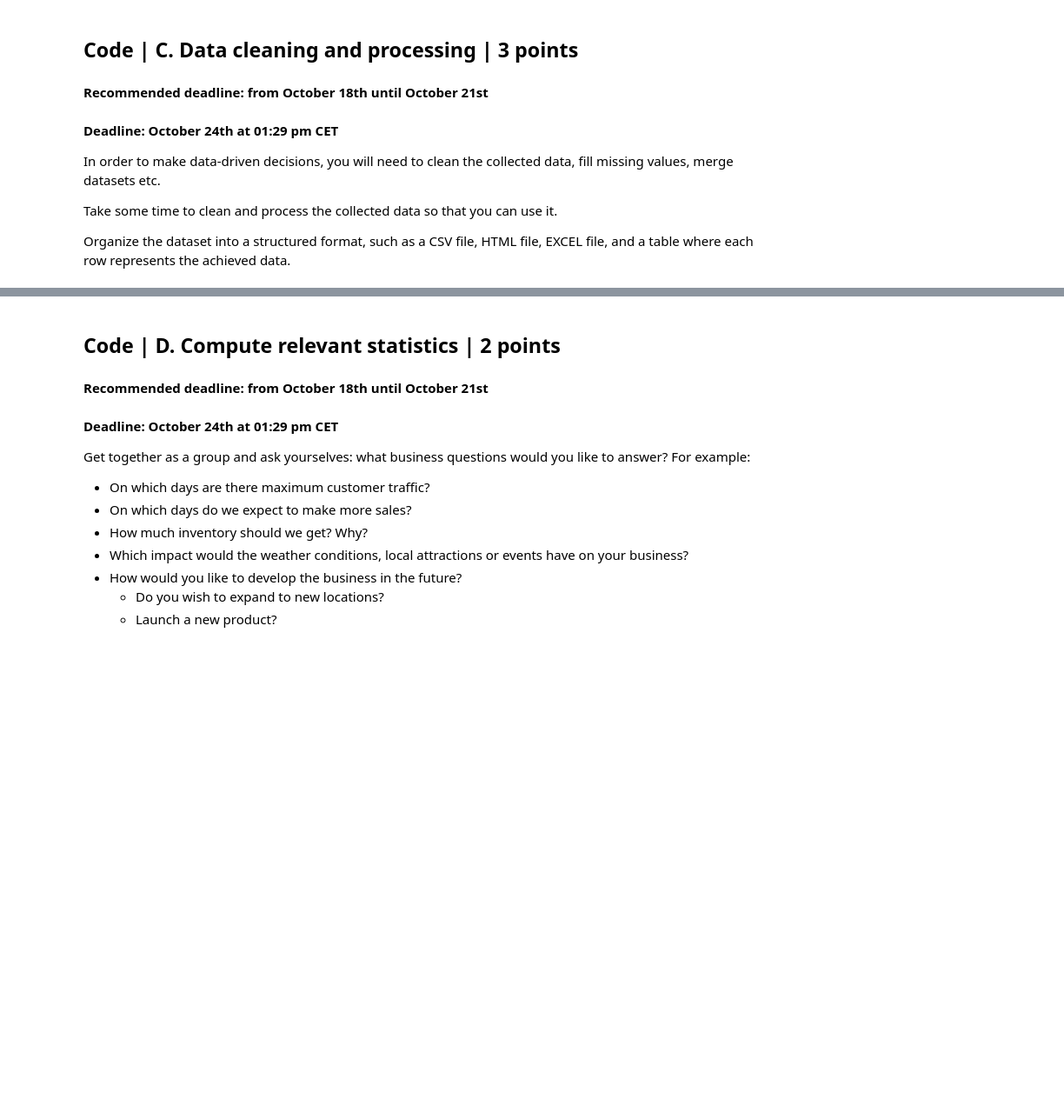
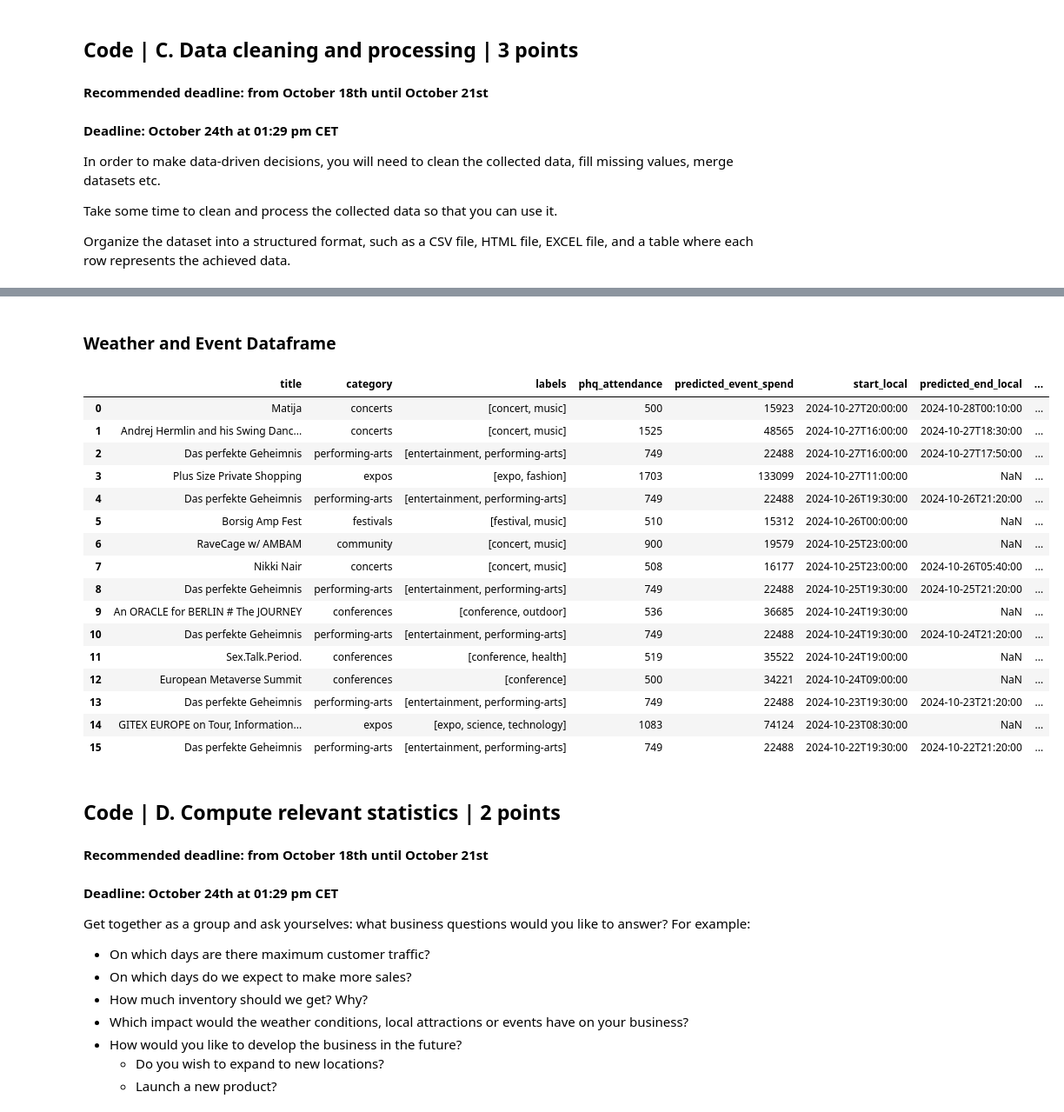
Before and after one commit to shadzic/ESMT_2024_DataScraping_Students, a Jupyter notebook: Group_Project.ipynb, the cells around one changed output, grey strips where cells are left out. Shown at 87% size. Drawn from its saved outputs; the diff is of its cells as text; code cells hidden in the pictures; blank space fills up the shorter version.

```diff
--- a/Group_Project.ipynb
+++ b/Group_Project.ipynb
@@ -74,0 +109,21 @@ Use the OpenWeatherMap API to fetch weather data for your chosen location. You c
+# %%
+#Forecast Weather
+response1 = requests.get("https://api.openweathermap.org/data/2.5/forecast?lat=52.5170365&lon=13.3888599&exclude=hourly&units=metric&appid=b658d4211c02ef5cc3ab87ad1c933843")
+Forecast = response1.json()# Parse the JSON response
+
+# Extract the list of forecasts (usually under the 'list' key)
+forecast_list = Forecast['list']
+
+# Create a DataFrame from the forecast list
+df = pd.DataFrame(forecast_list)
+
+df_main = df['main'].apply(pd.Series)
+
+# You can also expand other nested fields similarly
+df_weather = df['weather'].apply(lambda x: x[0]).apply(pd.Series)
+
+# Concatenate the expanded DataFrames with the main DataFrame (dropping the original nested columns)
+df_final = pd.concat([df, df_main, df_weather], axis=1).drop(['main', 'weather','dt','clouds','visibility','wind','sys','pressure','sea_level','grnd_level','humidity','temp_kf','id','icon'], axis=1)
+
+# Now df_final contains all the relevant data
+print(df_final)
@@ -235,0 +310,4 @@ See the caveats in the documentation: https://pandas.pydata.org/pandas-docs/stab
+# %%
+events_summary['start_date'] = pd.to_datetime(events_summary['start_date'], errors='coerce')
+events_summary['date'] = events_summary['start_date'].dt.date  # Extract the date part
+events_summary
@@ -245,0 +374,6 @@ Organize the dataset into a structured format, such as a CSV file, HTML file, EX
+# %%
+avg_temp_per_day = df_final.groupby('date')['feels_like'].mean().reset_index()
+
+# Display the result
+
+print(avg_temp_per_day)
@@ -246,3 +452,26 @@ Organize the dataset into a structured format, such as a CSV file, HTML file, EX
+# %% [markdown]
+### Weather and Event Dataframe
+# %%
+Weather_and_Event = events_summary.merge(avg_temp_per_day, how="inner", left_on= "date", right_on="date")
+Weather_and_Event
+# %% [output]
+|  | title | category | labels | phq_attendance | predicted_event_spend | start_local | predicted_end_local | ... |
+| 0 | Matija | concerts | [concert, music] | 500 | 15923 | 2024-10-27T20:00:00 | 2024-10-28T00:10:00 | ... |
+| 1 | Andrej Hermlin and his Swing Danc... | concerts | [concert, music] | 1525 | 48565 | 2024-10-27T16:00:00 | 2024-10-27T18:30:00 | ... |
+| 2 | Das perfekte Geheimnis | performing-arts | [entertainment, performing-arts] | 749 | 22488 | 2024-10-27T16:00:00 | 2024-10-27T17:50:00 | ... |
+| 3 | Plus Size Private Shopping | expos | [expo, fashion] | 1703 | 133099 | 2024-10-27T11:00:00 | NaN | ... |
+| 4 | Das perfekte Geheimnis | performing-arts | [entertainment, performing-arts] | 749 | 22488 | 2024-10-26T19:30:00 | 2024-10-26T21:20:00 | ... |
+| 5 | Borsig Amp Fest | festivals | [festival, music] | 510 | 15312 | 2024-10-26T00:00:00 | NaN | ... |
+| 6 | RaveCage w/ AMBAM | community | [concert, music] | 900 | 19579 | 2024-10-25T23:00:00 | NaN | ... |
+| 7 | Nikki Nair | concerts | [concert, music] | 508 | 16177 | 2024-10-25T23:00:00 | 2024-10-26T05:40:00 | ... |
+| 8 | Das perfekte Geheimnis | performing-arts | [entertainment, performing-arts] | 749 | 22488 | 2024-10-25T19:30:00 | 2024-10-25T21:20:00 | ... |
+| 9 | An ORACLE for BERLIN # The JOURNEY | conferences | [conference, outdoor] | 536 | 36685 | 2024-10-24T19:30:00 | NaN | ... |
+| 10 | Das perfekte Geheimnis | performing-arts | [entertainment, performing-arts] | 749 | 22488 | 2024-10-24T19:30:00 | 2024-10-24T21:20:00 | ... |
+| 11 | Sex.Talk.Period. | conferences | [conference, health] | 519 | 35522 | 2024-10-24T19:00:00 | NaN | ... |
+| 12 | European Metaverse Summit | conferences | [conference] | 500 | 34221 | 2024-10-24T09:00:00 | NaN | ... |
+| 13 | Das perfekte Geheimnis | performing-arts | [entertainment, performing-arts] | 749 | 22488 | 2024-10-23T19:30:00 | 2024-10-23T21:20:00 | ... |
+| 14 | GITEX EUROPE on Tour, Information... | expos | [expo, science, technology] | 1083 | 74124 | 2024-10-23T08:30:00 | NaN | ... |
+| 15 | Das perfekte Geheimnis | performing-arts | [entertainment, performing-arts] | 749 | 22488 | 2024-10-22T19:30:00 | 2024-10-22T21:20:00 | ... |
 # %% [markdown]
 ## Code | D. Compute relevant statistics | 2 points
 #### Recommended deadline: from October 18th until October 21st
```
Also changed, not shown: parts of 23 cells of this notebook.
